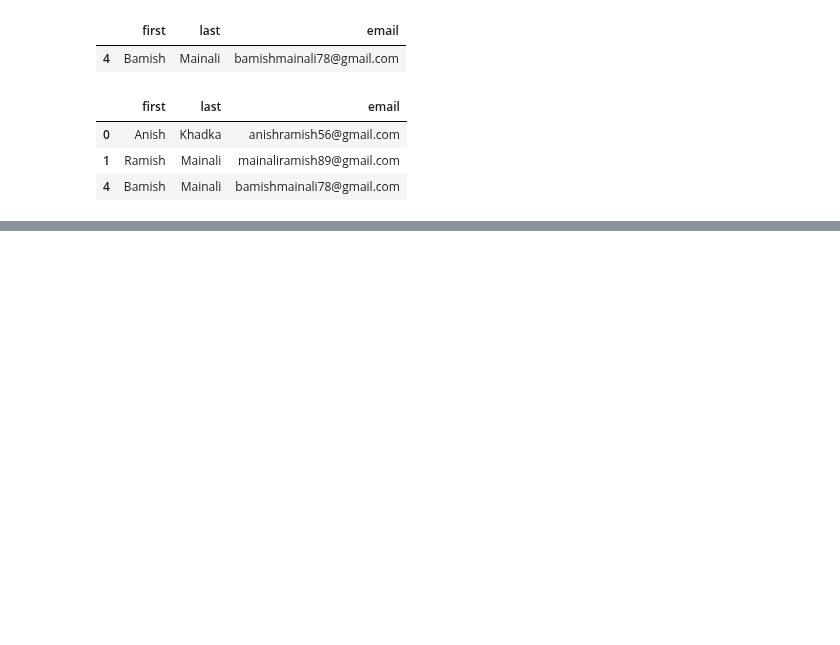
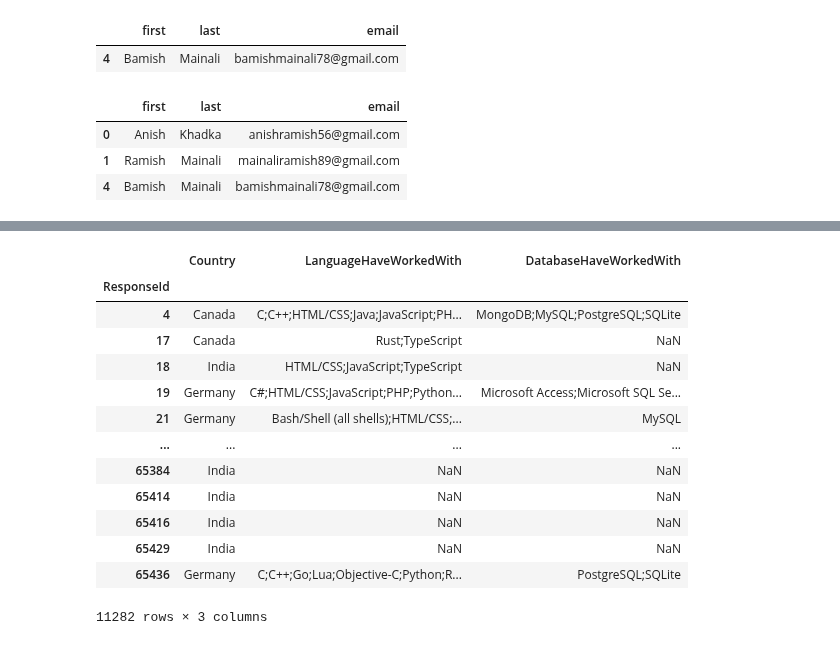
Before and after one commit to Sansub471/DataVisualization, a Jupyter notebook: pandas_classes/pandas_four.ipynb, the cells around one changed output, grey strips where cells are left out. Drawn from its saved outputs; the diff is of its cells as text; code cells hidden in the pictures; blank space fills up the shorter version.

```diff
--- a/pandas_classes/pandas_four.ipynb
+++ b/pandas_classes/pandas_four.ipynb
@@ -75,0 +98,7 @@ schema_df = pd.read_csv('Data/stack-overflow-developer-survey-2024/survey_result
+# %%
+# high_salary = (df['salary'] > 70000) # example only
+
+# Task1 : Find respondents from following countries : India, USA, UK, Germany
+countries = ['United States', 'United Kingdom', 'India', 'Germany', 'Canada']
+country_filter = df['Country'].isin(countries)
+df.loc[country_filter, 'Country']
@@ -75,0 +119,17 @@ schema_df = pd.read_csv('Data/stack-overflow-developer-survey-2024/survey_result
+# %%
+df.loc[country_filter, ['Country', 'LanguageHaveWorkedWith', 'DatabaseHaveWorkedWith']]
+# %% [output]
+|  | Country | LanguageHaveWorkedWith | DatabaseHaveWorkedWith |
+| ResponseId |  |  |  |
+| 4 | Canada | C;C++;HTML/CSS;Java;JavaScript;PH... | MongoDB;MySQL;PostgreSQL;SQLite |
+| 17 | Canada | Rust;TypeScript | NaN |
+| 18 | India | HTML/CSS;JavaScript;TypeScript | NaN |
+| 19 | Germany | C#;HTML/CSS;JavaScript;PHP;Python... | Microsoft Access;Microsoft SQL Se... |
+| 21 | Germany | Bash/Shell (all shells);HTML/CSS;... | MySQL |
+| ... | ... | ... | ... |
+| 65384 | India | NaN | NaN |
+| 65414 | India | NaN | NaN |
+| 65416 | India | NaN | NaN |
+| 65429 | India | NaN | NaN |
+| 65436 | Germany | C;C++;Go;Lua;Objective-C;Python;R... | PostgreSQL;SQLite |
+11282 rows × 3 columns
```
Also changed, not shown: parts of 5 cells of this notebook.
